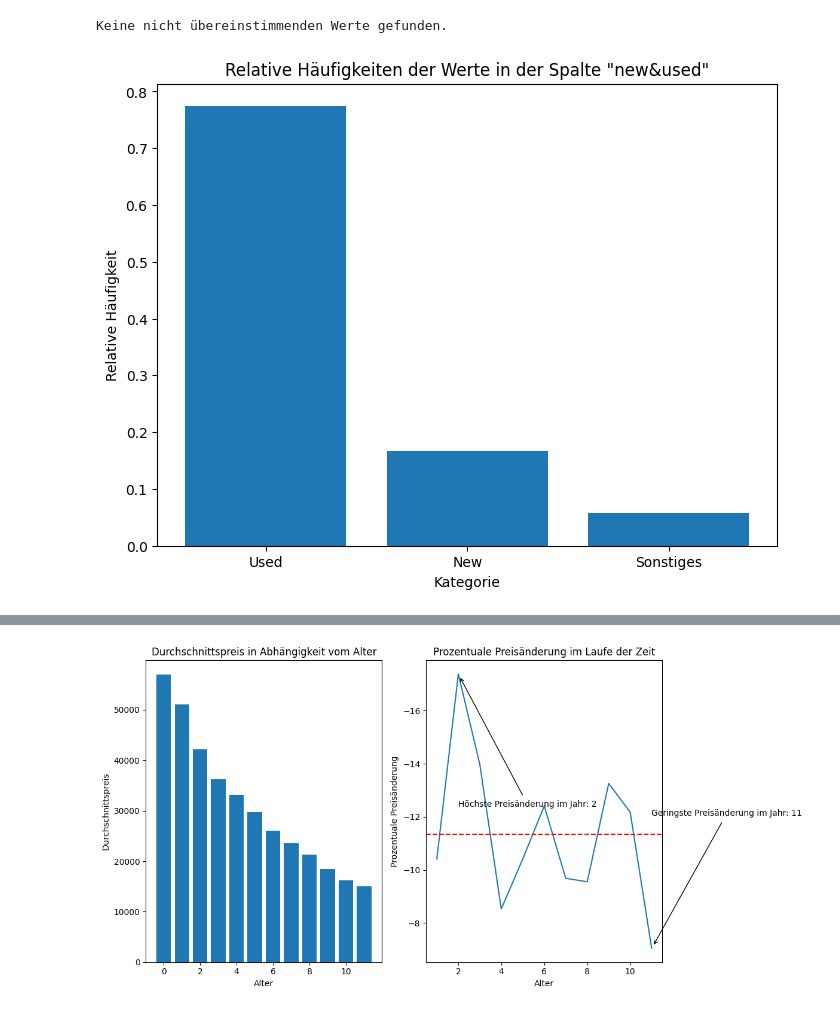
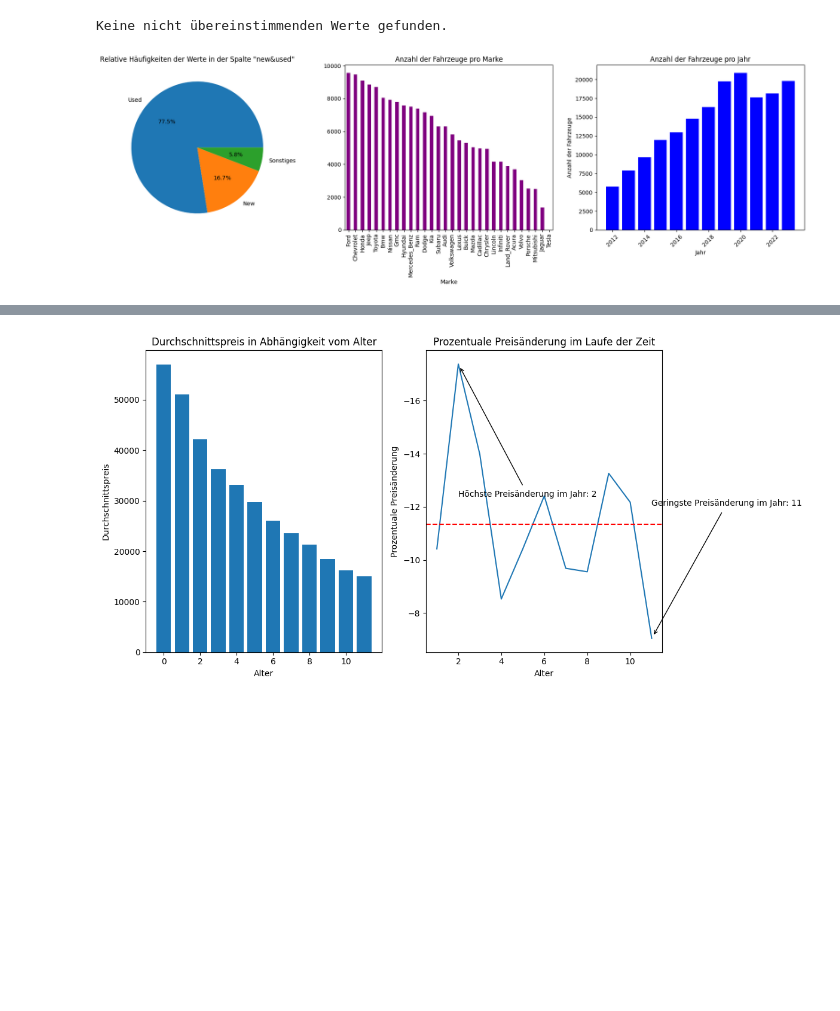
Before and after one commit to maxruffo/NewYorkCars-Analysis, a Jupyter notebook: NoteBook.ipynb, the cells around one changed output, grey strips where cells are left out. Saved outputs shown, nothing was run; the diff lists cells and outputs as text; code cells hidden in the pictures; blank space fills up the shorter version.

```diff
--- a/NoteBook.ipynb
+++ b/NoteBook.ipynb
@@ -37,20 +37,39 @@ else:
     print("Keine nicht übereinstimmenden Werte gefunden.")
 # %% [output]
 Keine nicht übereinstimmenden Werte gefunden.
-# %%
-relative_frequencies = df['new&used'].value_counts(normalize=True)
-
-filtered_frequencies = relative_frequencies[relative_frequencies > 0.01]
-
-sum_others = relative_frequencies[relative_frequencies <= 0.01].sum()
-
-filtered_frequencies['Sonstiges'] = sum_others
-
-plt.figure(figsize=(8, 6))
-plt.bar(filtered_frequencies.index, filtered_frequencies.values)
-plt.xlabel('Kategorie')
-plt.ylabel('Relative Häufigkeit')
-plt.title('Relative Häufigkeiten der Werte in der Spalte "new&used"')
-plt.show()
-# %% [output]
-[figure, removed]
+# %%
+import matplotlib.pyplot as plt
+
+fig, (ax1, ax2, ax3) = plt.subplots(1, 3, figsize=(18, 6))
+
+relative_frequencies = df['new&used'].value_counts(normalize=True)
+filtered_frequencies = relative_frequencies[relative_frequencies > 0.01]
+sum_others = relative_frequencies[relative_frequencies <= 0.01].sum()
+filtered_frequencies['Sonstiges'] = sum_others
+
+ax1.pie(filtered_frequencies.values, labels=filtered_frequencies.index, autopct='%1.1f%%')
+ax1.set_title('Relative Häufigkeiten der Werte in der Spalte "new&used"')
+
+brand_counts = df['brand'].value_counts()
+brand_counts.plot(kind='bar', color='purple', ax=ax2)
+ax2.set_title('Anzahl der Fahrzeuge pro Marke')
+ax2.set_xlabel('Marke')
+
+year_counts = df['Year'].value_counts().sort_index()
+ax3.bar(year_counts.index, year_counts.values, color='blue')
+ax3.set_xlabel('Jahr')
+ax3.set_ylabel('Anzahl der Fahrzeuge')
+ax3.set_title('Anzahl der Fahrzeuge pro Jahr')
+ax3.tick_params(axis='x', rotation=45)
+
+plt.subplots_adjust(wspace=0.3)
+
+# Text hinzufügen
+
+
+plt.tight_layout()
+
+# Subplots anzeigen
+plt.show()
+# %% [output]
+[figure, added]
```
Also changed, not shown: parts of 2 cells of this notebook.
